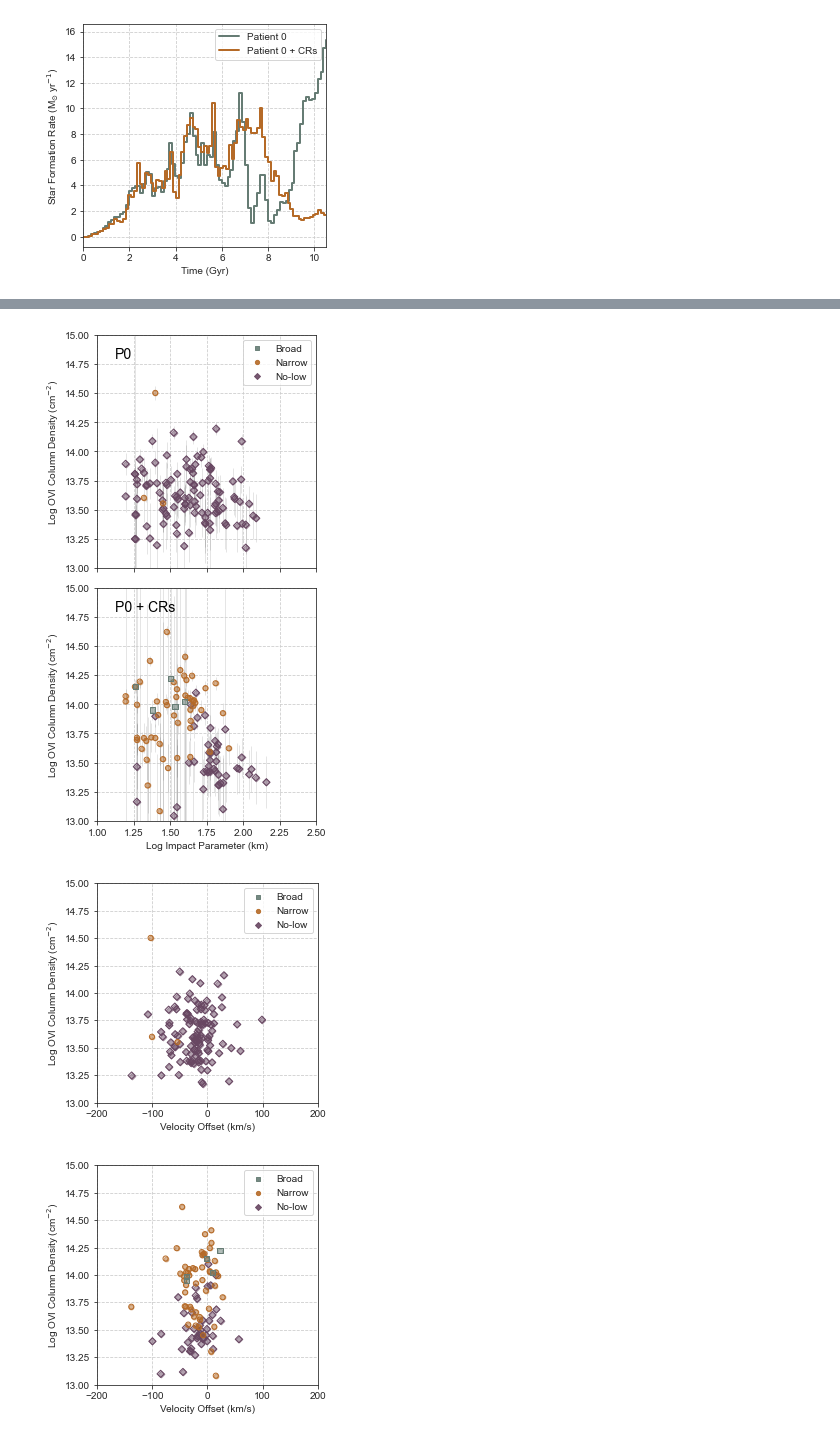
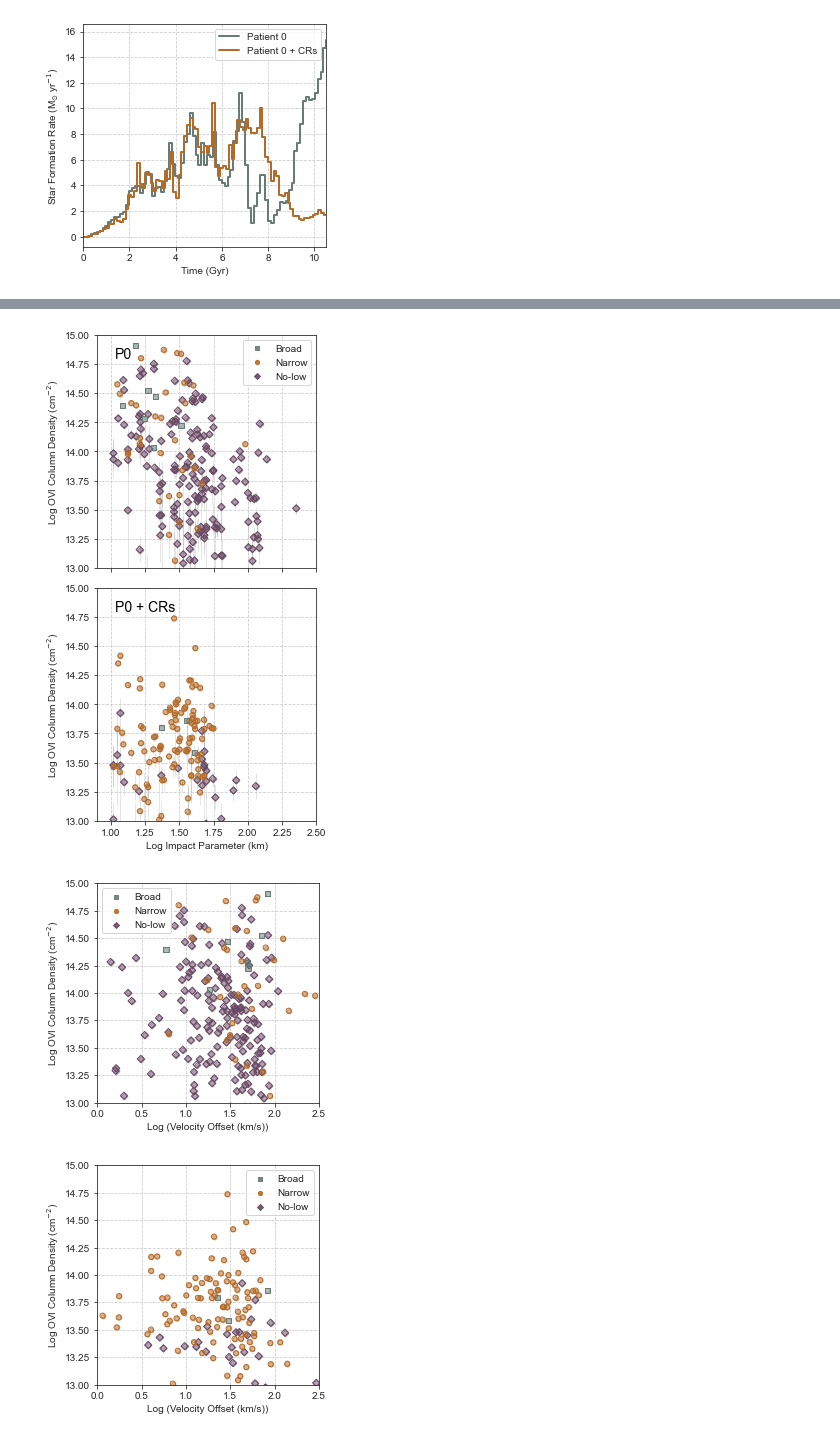
Before and after one commit to ibutsky/synthetic_spectra, a Jupyter notebook: scripts/plotting/paper_plots.ipynb, the cells around one changed output, grey strips where cells are left out. Cells and saved outputs as stored; diff of their text form; code cells hidden in the pictures.

```diff
--- a/scripts/plotting/paper_plots.ipynb
+++ b/scripts/plotting/paper_plots.ipynb
@@ -52,7 +56,7 @@ plt.savefig('../../plots/sfh.png', dpi = 300)
 [figure]
 # %%
 
-def plot_phase(model, ion = 'O VI'):
+def plot_phase(model, ion = 'O VI', xfield = 'density', yfield = 'temperature'):
 
     ds, gcenter, bv = spg.load_simulation_properties(model)
     trident.add_ion_fields(ds, ions = [ion])
@@ -179,8 +183,9 @@ yt : [INFO     ] 2021-02-08 17:52:21,290 Allocating for 1.447e+06 particles
 # %%
 # plotting O VI label plots
-def plot_ovi(xfield):
-    ion_list, logN_list, logNerr_list, b_list, berr_list, zcen_list, \
-                zcen_sd_list, ray_id_list, model_list, vel_list, impact_list, ovi_label_list = pt.load_csv_data()
+def plot_ovi(xfield, csv_data_file = '../../data/analyzed_spectra/merged_solutions.csv'):
+    ion_list, logN_list, logNerr_list, b_list, berr_list, vel_list, \
+                vel_err_list, ray_id_list, model_list, impact_list, ovi_label_list \
+                = pt.load_csv_data(csv_data_file)
 
     if xfield == 'bval':
         x_list = np.log10(b_list)
@@ -190,12 +195,14 @@ def plot_ovi(xfield):
     elif xfield == 'impact':
         x_list = np.log10(impact_list)
         xerr_list = np.zeros(len(impact_list))
-        xlims = (1, 2.5)
+        xlims = (0.9, 2.5)
         xlabel = 'Log Impact Parameter (km)'
 
 
     fig, ax = plt.subplots(nrows = 2, ncols = 1, figsize = (4.2, 7.5), sharex = True, sharey = True)
-  #  ax.plot([0.7, 2.7], [13.5, 15.5], color = 'black', linestyle = 'dashed')
+    if xfield == 'bval':
+        for a in ax:
+            a.plot([0.7, 2.7], [13.5, 15.5], color = 'black', linestyle = 'dashed')
 
     label_list = ['broad', 'narrow', 'nolow']
     legend_list = ['Broad', 'Narrow', 'No-low']
@@ -246,44 +253,45 @@ def plot_ovi(xfield):
 
 plot_ovi('impact')
 # %% [output]
-[figure, old version]
+[figure, new version]
 # %%
 # plotting O VI impact plots
-def plot_bval_ovi(model):
-    ion_list, logN_list, logNerr_list, b_list, berr_list, zcen_list, \
-                zcen_sd_list, ray_id_list, model_list, vel_list, impact_list, ovi_label_list = pt.load_csv_data()
+def plot_bval_ovi(model, csv_data_file = '../../data/analyzed_spectra/merged_solutions.csv'):
+    ion_list, logN_list, logNerr_list, b_list, berr_list, vel_list, \
+                vel_err_list, ray_id_list, model_list, impact_list, ovi_label_list = pt.load_csv_data(csv_data_file)
 
     fig, ax = plt.subplots(figsize = (4.2, 3.8))
 
     label_list = ['broad', 'narrow', 'nolow']
     legend_list = ['Broad', 'Narrow', 'No-low']
     marker_list = ['s', 'o', 'D']
     zorder_list = [3, 2, 1]
     color_list = [palettable.wesanderson.Moonrise2_4.mpl_colors[0], palettable.wesanderson.Moonrise2_4.mpl_colors[1],
                   palettable.wesanderson.Darjeeling4_5.mpl_colors[1]]
 
 
     for i, label in enumerate(label_list):
         mask = (ion_list == 'OVI') & (model_list == model) & (ovi_label_list == label)
        # ax.scatter(np.log10(b_list[mask]), logN_list[mask], label = legend_list[i])
-        ax.scatter(vel_list[mask], logN_list[mask], s = 26, marker = marker_list[i],
+        xfield = np.log10(np.abs(vel_list[mask]))
+        ax.scatter(xfield, logN_list[mask], s = 26, marker = marker_list[i],
                    edgecolor = color_list[i], color = 'None', zorder= zorder_list[i])
-        ax.scatter(vel_list[mask], logN_list[mask], s = 23, marker = marker_list[i],
+        ax.scatter(xfield, logN_list[mask], s = 23, marker = marker_list[i],
                    color = color_list[i], zorder= zorder_list[i], alpha = 0.5)
         # dummy for legend
         ax.scatter(-1, -1, s = 18, marker = marker_list[i],
                    color = color_list[i], label = legend_list[i], alpha = 0.9)
-    ax.set_xlim(-200, 200)
+    ax.set_xlim(0, 2.5)
     ax.set_ylim(13.0, 15.0)
-    ax.set_xlabel('Velocity Offset (km/s)')
+    ax.set_xlabel('Log (Velocity Offset (km/s))')
     ax.set_ylabel('Log OVI Column Density (cm$^{-2}$)')
     ax.legend()
     fig.tight_layout()
     plt.savefig('../../plots/OVI_vel_col_%s.png'%model, dpi = 300)
 
 for model in ['P0', 'P0agncr']:
     plot_bval_ovi(model)
 # %% [output]
-[figure, old version]
+[figure, new version]
-[figure, old version]
+[figure, new version]
 # %%
```
Also changed, not shown: parts of 14 cells of this notebook, 5 other files.
